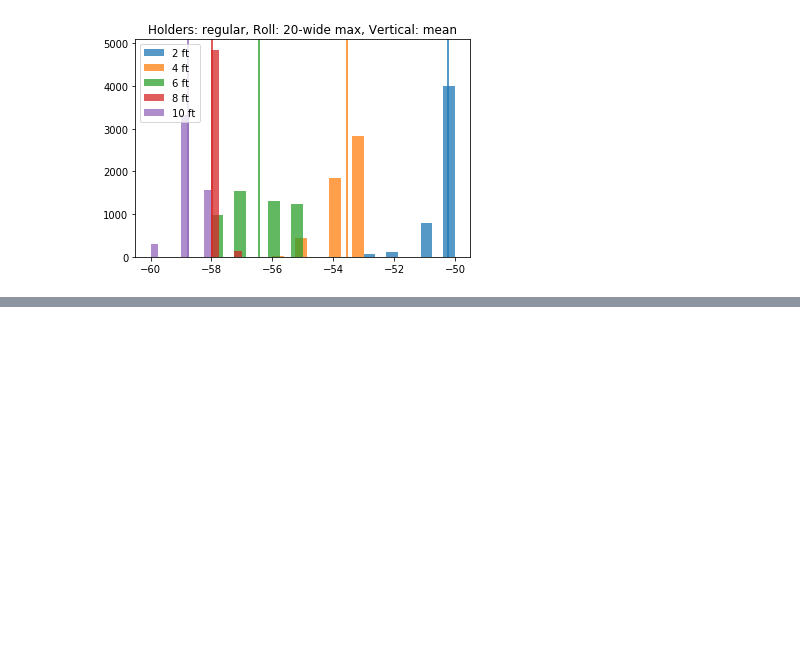
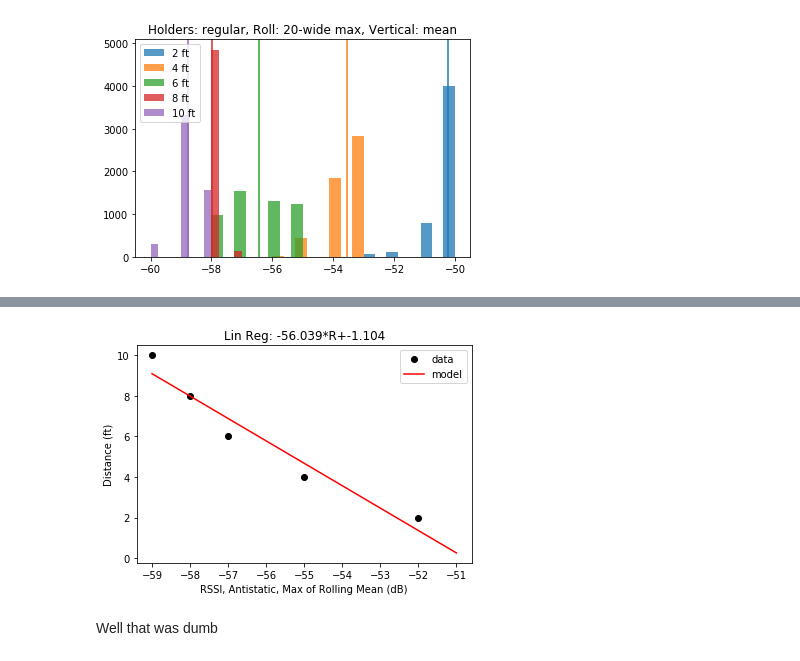
Before and after one commit to HumanDynamics/openbadge, a Jupyter notebook: holderTests/holder_analysis.ipynb, the cells around one changed output, grey strips where cells are left out. Cells and saved outputs as stored; diff of their text form; code cells hidden in the pictures; blank space fills up the shorter version.

```diff
--- a/holderTests/holder_analysis.ipynb
+++ b/holderTests/holder_analysis.ipynb
@@ -167,0 +258,19 @@ plot_all_distances(holders="regular", roll=(20, "max"), vert="mean")
+# %%
+def D_hat_lreg(r, a, b):
+    return b+r*a
+# %%
+R = R_anti
+quad_reg = np.polyfit(R, D, 1)
+
+plt.figure()
+plt.plot(R, D, 'ko', label="data")
+plt.plot(R_smpl, D_hat_lreg(R_smpl, *quad_reg), 'r-', label="model")
+plt.title("Lin Reg: " + str("%.3f" % quad_reg[1]) + "*R+" + str("%.3f" % quad_reg[0]))
+plt.xlabel("RSSI, Antistatic, Max of Rolling Mean (dB)")
+plt.ylabel("Distance (ft)")
+plt.legend()
+plt.show()
+# %% [output]
+[figure, added]
+# %% [markdown]
+Well that was dumb
```
Also changed, not shown: parts of 20 cells of this notebook.
